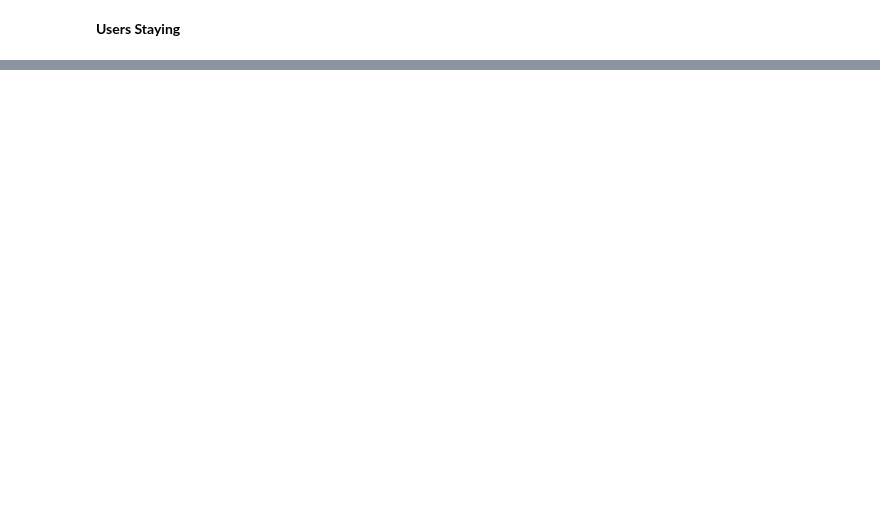
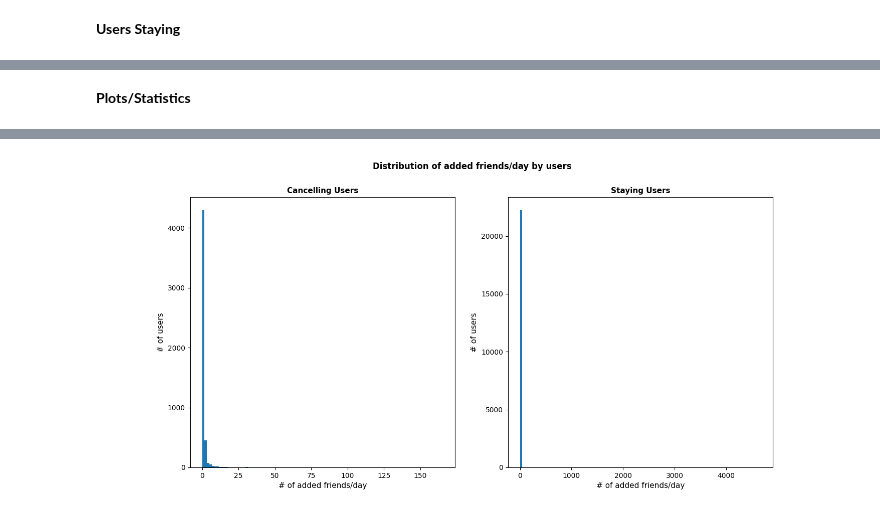
Before and after one commit to russom/DSND-Capstone, a Jupyter notebook: notebooks/Sparkify-project-EMR.ipynb, the cells around one changed output, grey strips where cells are left out. Cells and saved outputs as stored; diff of their text form; code cells hidden in the pictures; blank space fills up the shorter version.

```diff
--- a/notebooks/Sparkify-project-EMR.ipynb
+++ b/notebooks/Sparkify-project-EMR.ipynb
@@ -380,0 +418,5 @@ Statistics for songs/day for users that stay:
+# %%
+# Parse the df of cancelled users to get the total number of added friend/user
+added_friend_canc = df_user_log_cancelled.\
+                groupBy("userId").\
+                agg(min("ts"), max("ts"), Ssum("add_friend")).collect()
@@ -380,0 +425,7 @@ Statistics for songs/day for users that stay:
+# %%
+# Calculate the number of added friends per day
+# NOTE: the if clause is needed for the cases in which a user has listened to just one song before leaving, and so
+# there would be only one timestamp associated with the event
+added_friend_event_canc = [added_friend[3]/((added_friend[2]/1000 - added_friend[1]/1000)/(3600*24)) \
+                           if ((added_friend[2]/1000 - added_friend[1]/1000)/(3600*24)) \
+                           else 1.0 for added_friend in added_friend_canc]
@@ -380,0 +452,5 @@ Statistics for songs/day for users that stay:
+# %%
+# Parse the df of staying users to get the total number of added friend/user
+added_friend_stay = df_user_log_staying.\
+                groupBy("userId").\
+                agg(min("ts"), max("ts"), Ssum("add_friend")).collect()
@@ -380,0 +459,7 @@ Statistics for songs/day for users that stay:
+# %%
+# Calculate the number of added friends per day
+# NOTE: the if clause is needed for the cases in which a user has listened to just one song before leaving, and so
+# there would be only one timestamp associated with the event
+added_friend_event_stay = [added_friend[3]/((added_friend[2]/1000 - added_friend[1]/1000)/(3600*24)) \
+                           if ((added_friend[2]/1000 - added_friend[1]/1000)/(3600*24)) \
+                           else 1.0 for added_friend in added_friend_stay]
@@ -380,0 +484,22 @@ Statistics for songs/day for users that stay:
+# %% [markdown]
+**Plots/Statistics**
+# %%
+# Plot histogram for added friends
+fig, (ax1, ax2) = plt.subplots(1, 2)
+
+fig.suptitle('Distribution of added friends/day by users', fontsize=12, fontweight='bold')
+fig.set_figheight(7)
+fig.set_figwidth(15)
+
+ax1.hist(added_friend_event_canc, bins=100)
+ax1.set_xlabel('# of added friends/day', fontsize=11)
+ax1.set_ylabel('# of users', fontsize=11)
+ax1.set_title('Cancelling Users', fontsize=11,fontweight='bold')
+
+ax2.hist(added_friend_event_stay, bins=100)
+ax2.set_xlabel('# of added friends/day', fontsize=11)
+ax2.set_ylabel('# of users', fontsize=11)
+ax2.set_title('Staying Users', fontsize=11,fontweight='bold');
+
+%matplot plt
+# %% [output]
@@ -380,0 +507 @@ Statistics for songs/day for users that stay:
+[figure, added]
```
Also changed, not shown: parts of 58 cells of this notebook, 1 other file.
